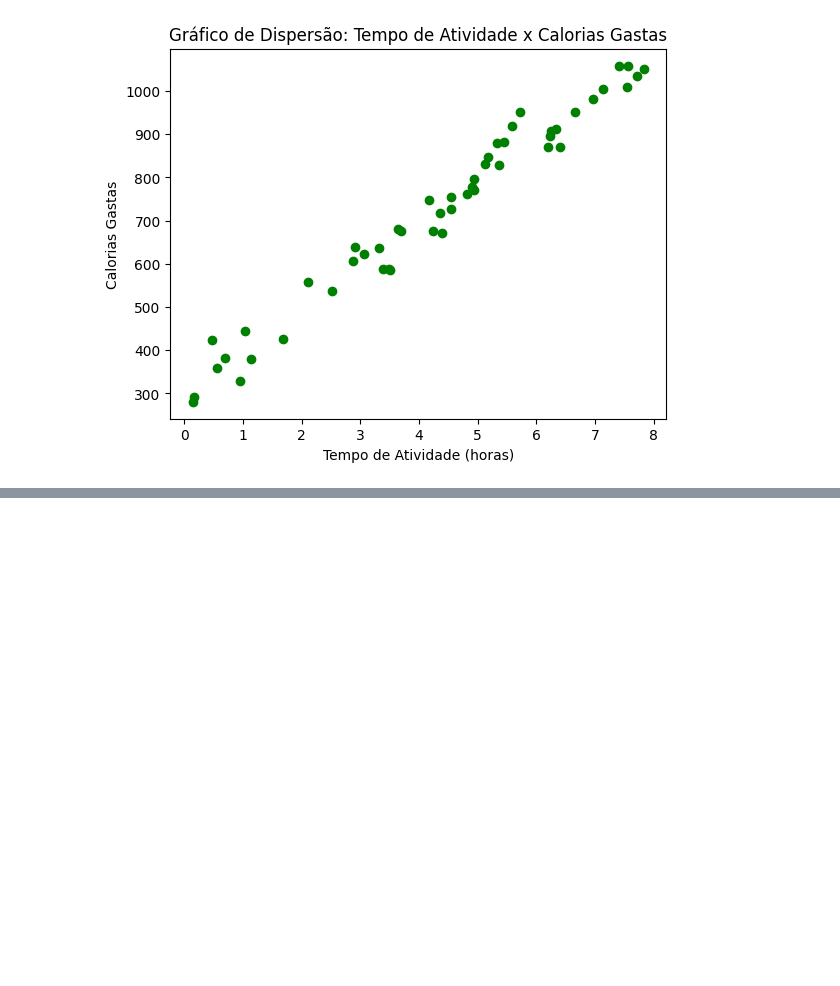
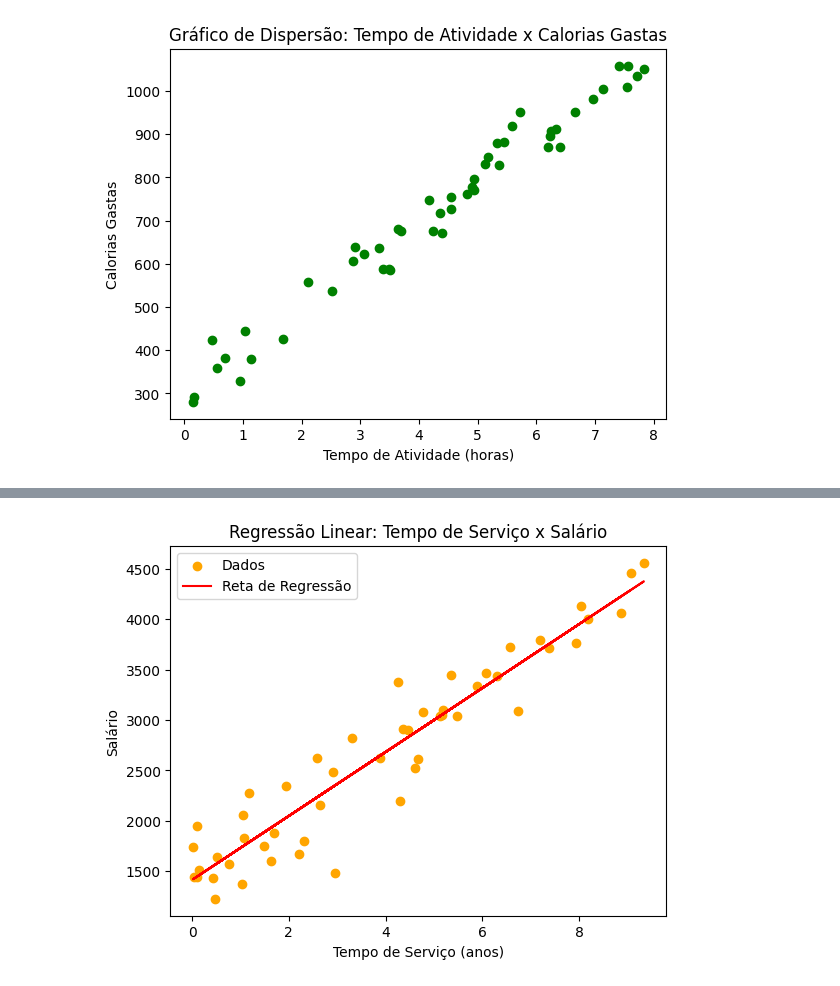
Before and after one commit to iasminqmoura/ia_2023, a Jupyter notebook: Lista_3.ipynb, the cells around one changed output, grey strips where cells are left out. Cells and saved outputs as stored; diff of their text form; code cells hidden in the pictures; blank space fills up the shorter version.

```diff
--- a/Lista_3.ipynb
+++ b/Lista_3.ipynb
@@ -65,0 +94,21 @@ plt.show()
+# %%
+df_empresa = pd.read_csv('empresa_x_dataset.csv')
+
+tempo_servico = df_empresa['Tempo_de_Servico']
+salario = df_empresa['Salario']
+
+regressao = linregress(tempo_servico, salario)
+
+plt.scatter(tempo_servico, salario, label='Dados', color='orange')
+
+plt.plot(tempo_servico, regressao.intercept + regressao.slope * tempo_servico, color='red', label='Reta de Regressão')
+
+plt.xlabel('Tempo de Serviço (anos)')
+plt.ylabel('Salário')
+plt.title('Regressão Linear: Tempo de Serviço x Salário')
+
+plt.legend()
+
+plt.show()
+# %% [output]
+[figure, added]
```
Also changed, not shown: parts of 4 cells of this notebook.
